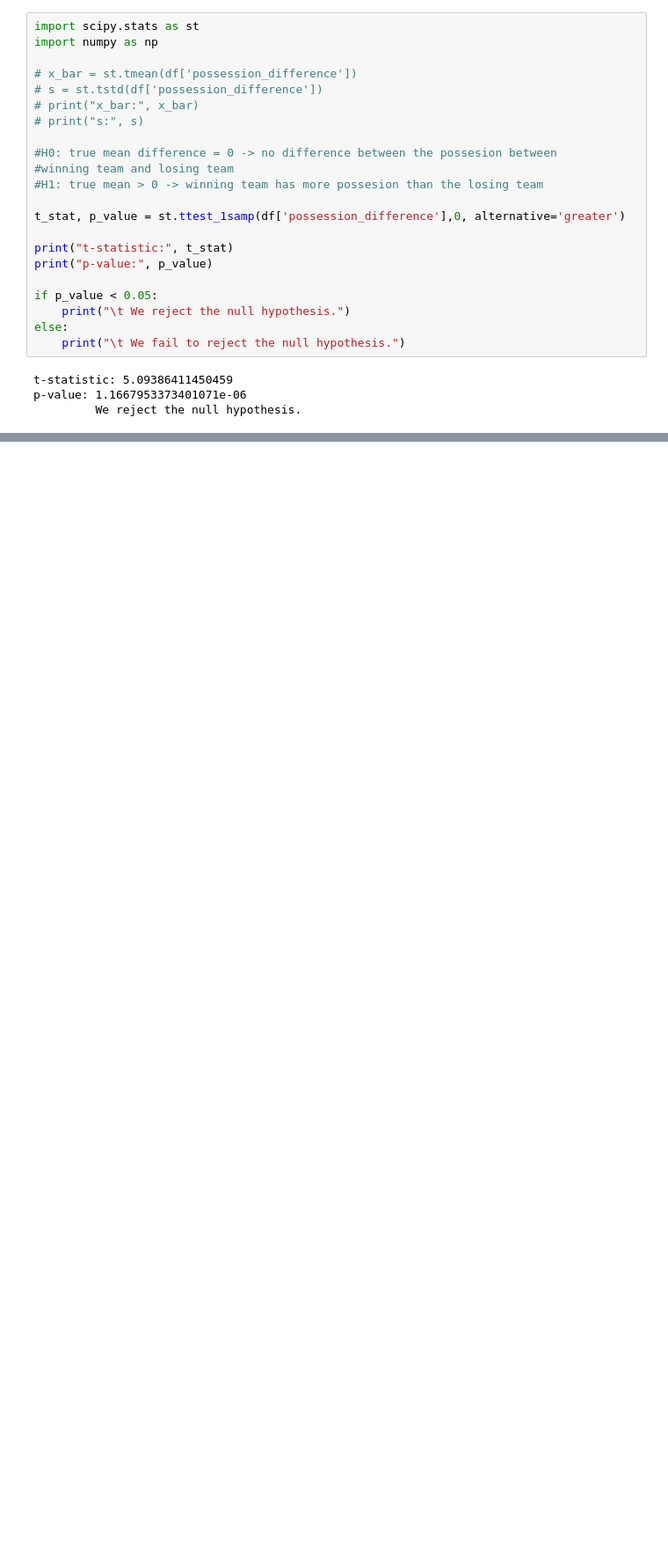
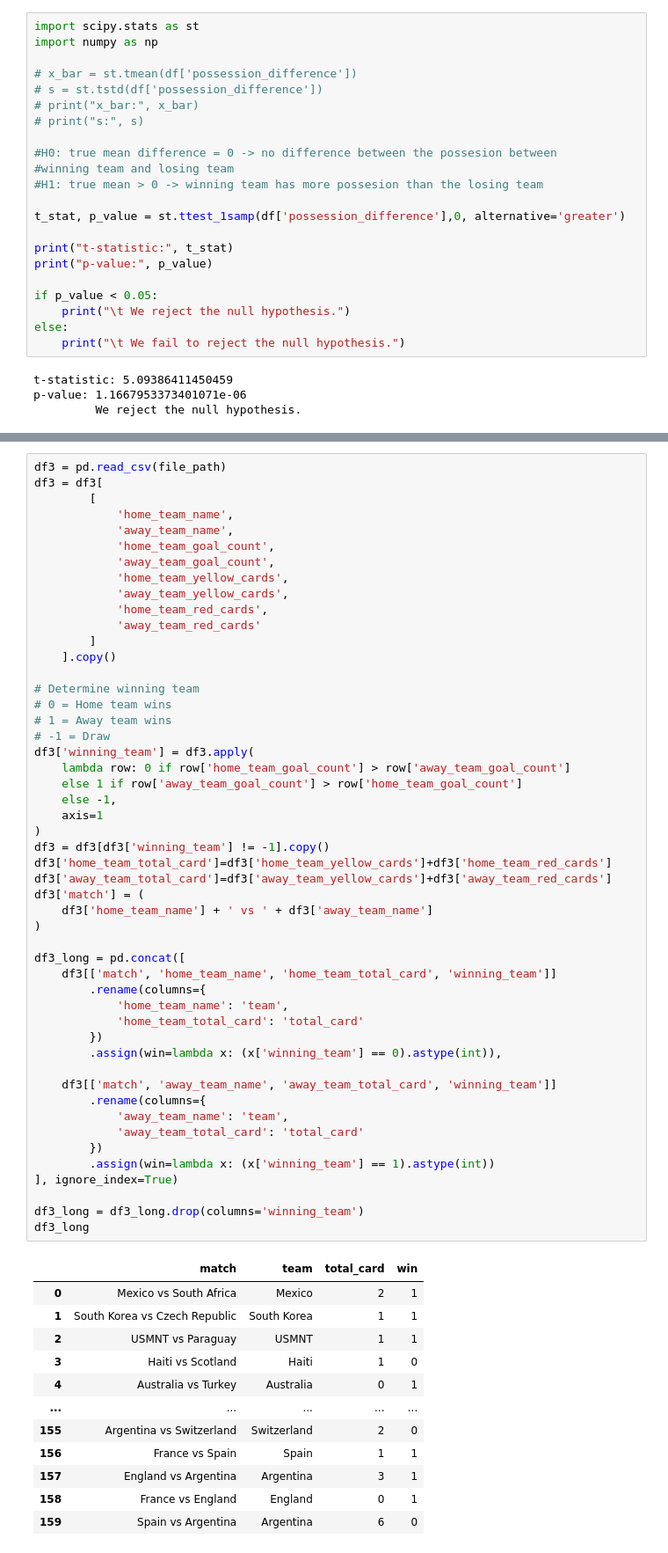
Before and after one commit to rupeshghimire7/HIT140_WorldCup_A1, a Jupyter notebook: HIT140_possesion.ipynb, the cells around one changed output, grey strips where cells are left out. Shown at 88% size. Saved outputs shown, nothing was run; the diff lists cells and outputs as text; blank space fills up the shorter version.

```diff
--- a/HIT140_possesion.ipynb
+++ b/HIT140_possesion.ipynb
@@ -128,0 +202,63 @@ df.describe(include='all')
+# %%
+df3 = pd.read_csv(file_path)
+df3 = df3[
+        [
+            'home_team_name',
+            'away_team_name',
+            'home_team_goal_count',
+            'away_team_goal_count',
+            'home_team_yellow_cards',
+            'away_team_yellow_cards',
+            'home_team_red_cards',
+            'away_team_red_cards'
+        ]
+    ].copy()
+
+# Determine winning team
+# 0 = Home team wins
+# 1 = Away team wins
+# -1 = Draw
+df3['winning_team'] = df3.apply(
+    lambda row: 0 if row['home_team_goal_count'] > row['away_team_goal_count']
+    else 1 if row['away_team_goal_count'] > row['home_team_goal_count']
+    else -1,
+    axis=1
+)
+df3 = df3[df3['winning_team'] != -1].copy()
+df3['home_team_total_card']=df3['home_team_yellow_cards']+df3['home_team_red_cards']
+df3['away_team_total_card']=df3['away_team_yellow_cards']+df3['away_team_red_cards']
+df3['match'] = (
+    df3['home_team_name'] + ' vs ' + df3['away_team_name']
+)
+
+df3_long = pd.concat([
+    df3[['match', 'home_team_name', 'home_team_total_card', 'winning_team']]
+        .rename(columns={
+            'home_team_name': 'team',
+            'home_team_total_card': 'total_card'
+        })
+        .assign(win=lambda x: (x['winning_team'] == 0).astype(int)),
+
+    df3[['match', 'away_team_name', 'away_team_total_card', 'winning_team']]
+        .rename(columns={
+            'away_team_name': 'team',
+            'away_team_total_card': 'total_card'
+        })
+        .assign(win=lambda x: (x['winning_team'] == 1).astype(int))
+], ignore_index=True)
+
+df3_long = df3_long.drop(columns='winning_team')
+df3_long
+# %% [output]
+|  | match | team | total_card | win |
+| 0 | Mexico vs South Africa | Mexico | 2 | 1 |
+| 1 | South Korea vs Czech Republic | South Korea | 1 | 1 |
+| 2 | USMNT vs Paraguay | USMNT | 1 | 1 |
+| 3 | Haiti vs Scotland | Haiti | 1 | 0 |
+| 4 | Australia vs Turkey | Australia | 0 | 1 |
+| ... | ... | ... | ... | ... |
+| 155 | Argentina vs Switzerland | Switzerland | 2 | 0 |
+| 156 | France vs Spain | Spain | 1 | 1 |
+| 157 | England vs Argentina | Argentina | 3 | 1 |
+| 158 | France vs England | England | 0 | 1 |
+| 159 | Spain vs Argentina | Argentina | 6 | 0 |
```
Also changed, not shown: parts of 5 cells of this notebook.
